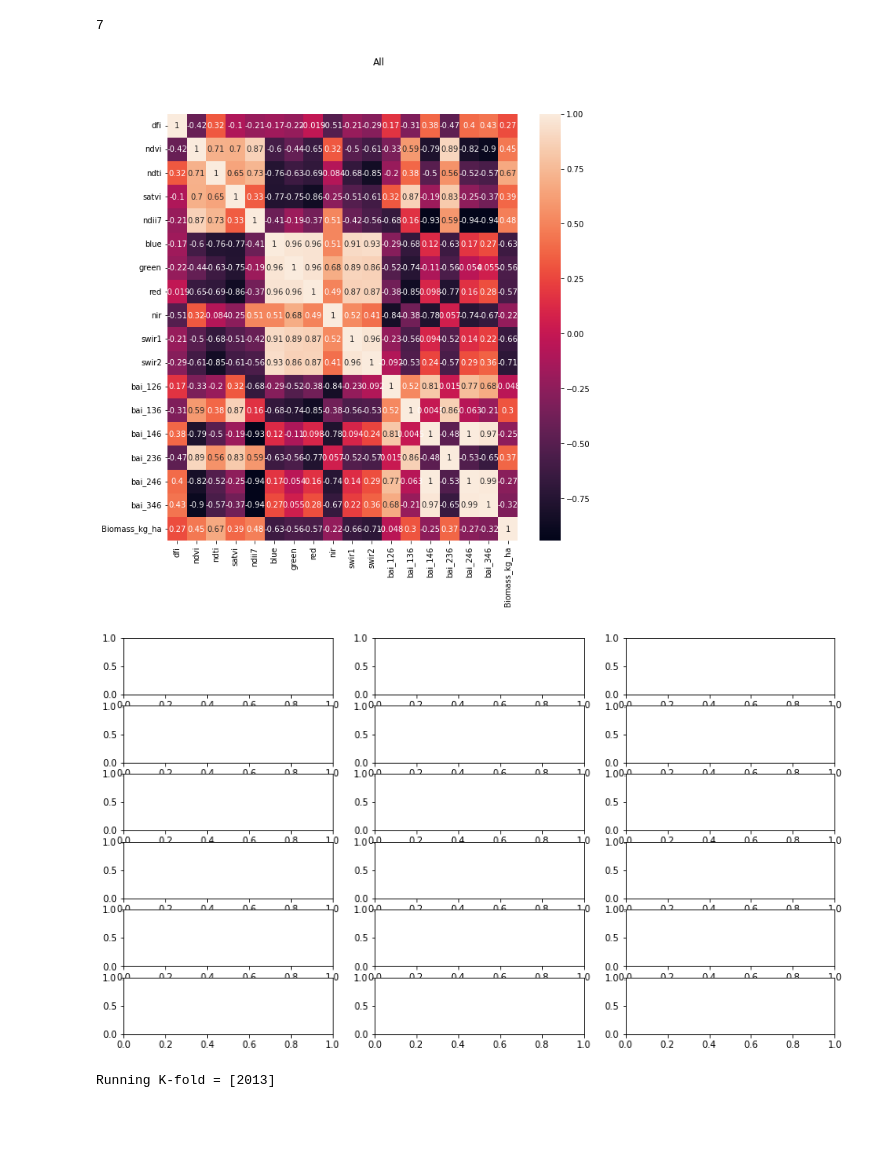
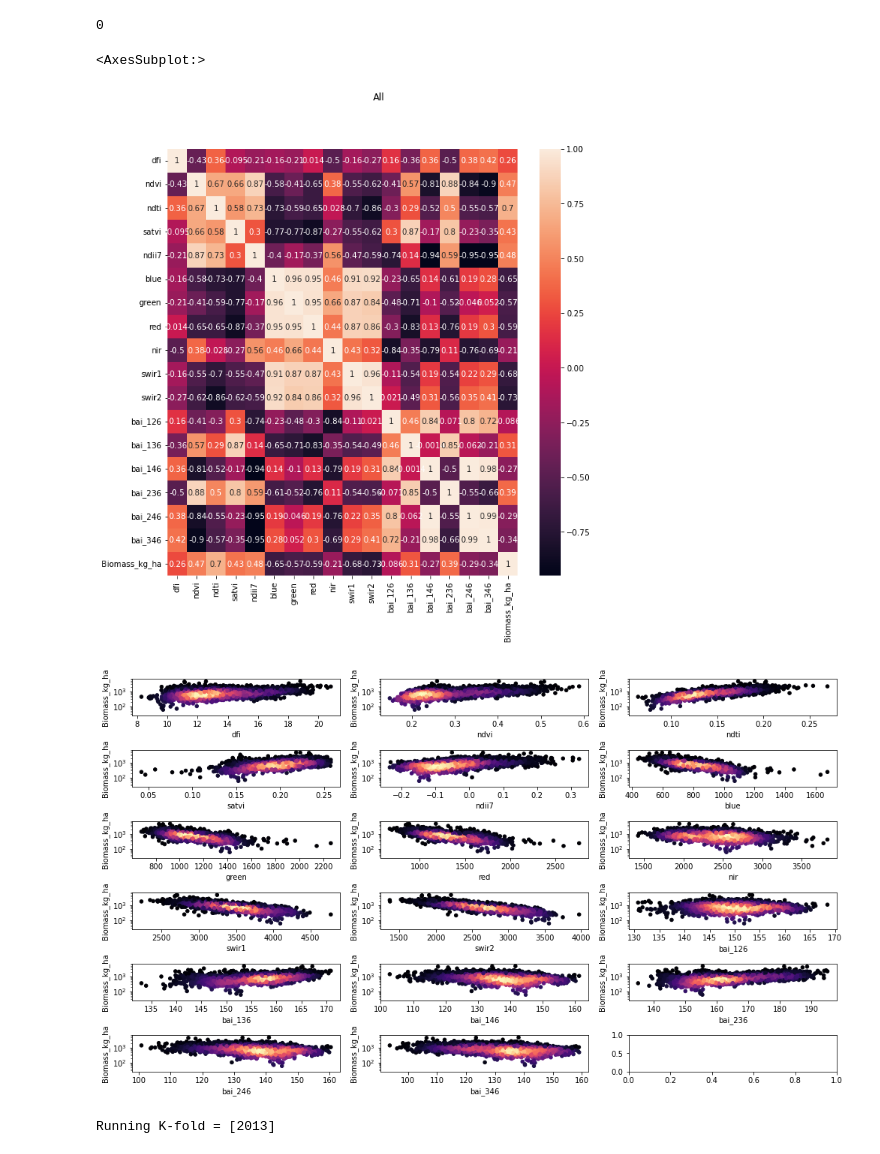
Before and after one commit to kearney-sp/cper_hls_veg_models, a Jupyter notebook: biomass/fit_ml_models_hls_vor_bm.ipynb, the cells around one changed output. Drawn from its saved outputs; the diff is of its cells as text; code cells hidden in the pictures; blank space fills up the shorter version.

```diff
--- a/biomass/fit_ml_models_hls_vor_bm.ipynb
+++ b/biomass/fit_ml_models_hls_vor_bm.ipynb
@@ -14,7 +14,7 @@ from sklearn.preprocessing import StandardScaler
 import pickle
 # %%
 inDIR = '../data/training/'
-inFILE = 'vor_2013_2022_cln_2023_08_29_plot_hls_idxs.csv'
+inFILE = 'vor_2013_2022_cln_2023_08_29_plot_hls_idxs_test.csv'
 
 inPATH = os.path.join(inDIR, inFILE)
 
@@ -90,7 +90,7 @@ df_vor = df_vor[df_vor['Season'].isin(['June', 'October'])].copy()
 # check for any missing data
 len(df_vor[df_vor[var_names].isnull().any(axis=1)])
 # %% [output]
-7
+0
 # %%
 # remove missing data
 df_vor = df_vor[~df_vor[var_names].isnull().any(axis=1)].copy()
@@ -105,18 +105,19 @@ plt.suptitle('All')
 sns.heatmap(corrMatrix, annot=True)
 #plt.show()
 # %% [output]
+<AxesSubplot:>
-[figure, old version]
+[figure, new version]
 # %%
 fig, axs = plt.subplots(figsize=(14, 8),
                         nrows=int(np.ceil(len(var_names) / 3)), ncols=3)
 for idx, v in enumerate(var_names):
     xy_bm = np.vstack([df_vor[v], df_vor['Biomass_kg_ha']])
     z_bm = gaussian_kde(xy_bm)(xy_bm)
-    #df_vor.plot.scatter(x=v, y='Biomass_kg_ha', logy=True, ax=axs.flatten()[idx], ylim=(25, 7000),
-    #                        c=z_bm, cmap='magma', colorbar=False)
-    #plt.tight_layout(pad=1.0)
+    df_vor.plot.scatter(x=v, y='Biomass_kg_ha', logy=True, ax=axs.flatten()[idx], ylim=(25, 7000),
+                            c=z_bm, cmap='magma', colorbar=False)
+    plt.tight_layout(pad=1.0)
 # %% [output]
-[figure, old version]
+[figure, new version]
 # %%
 from sklearn.neural_network import MLPRegressor
 from sklearn.ensemble import GradientBoostingRegressor
```
Also changed, not shown: parts of 11 cells of this notebook, 4 other files.
